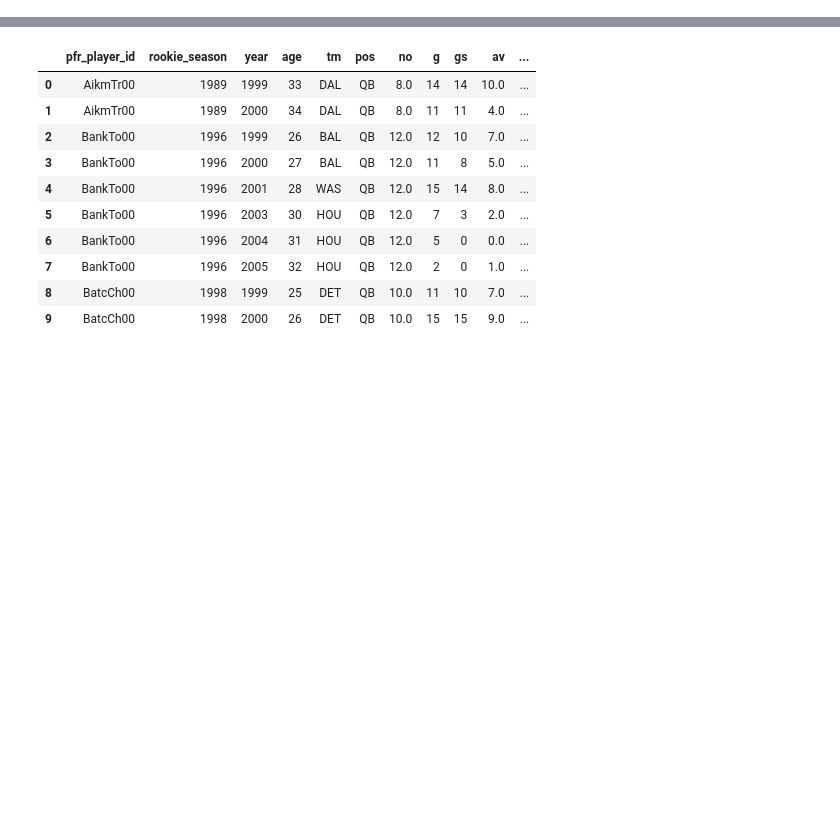
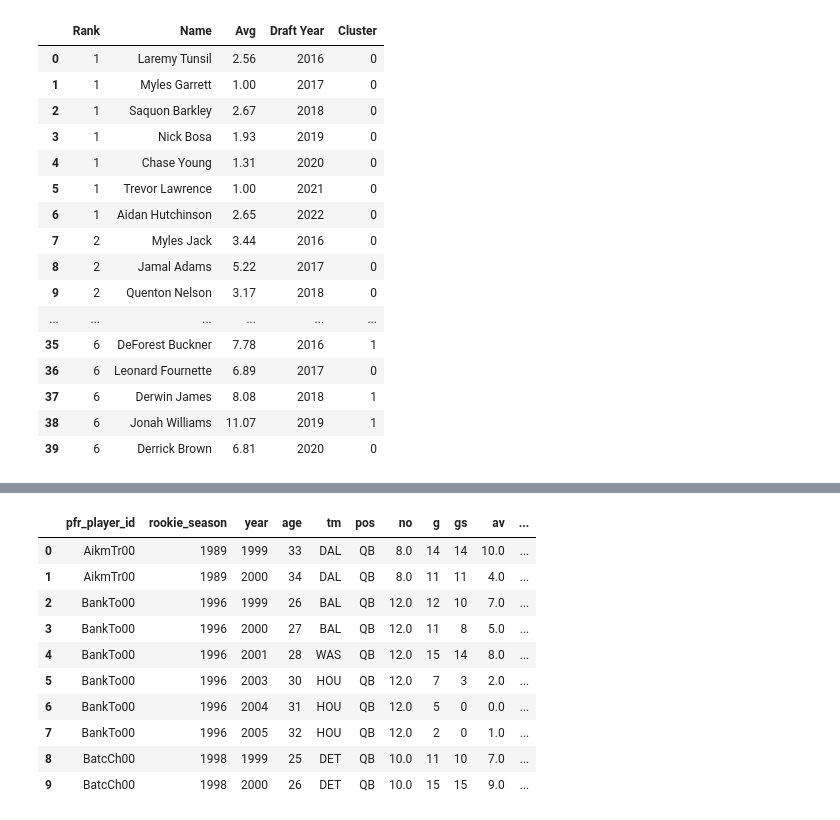
Before and after one commit to rafrisci/tiering_nfl_drafts, a Jupyter notebook: explore_big_board.ipynb, the cells around one changed output, grey strips where cells are left out. Drawn from its saved outputs; the diff is of its cells as text; code cells hidden in the pictures; blank space fills up the shorter version.

```diff
--- a/explore_big_board.ipynb
+++ b/explore_big_board.ipynb
@@ -9,0 +37,20 @@ from sklearn.mixture import GaussianMixture
+# %%
+prospects.head(40)
+# %% [output]
+|  | Rank | Name | Avg | Draft Year | Cluster |
+| 0 | 1 | Laremy Tunsil | 2.56 | 2016 | 0 |
+| 1 | 1 | Myles Garrett | 1.00 | 2017 | 0 |
+| 2 | 1 | Saquon Barkley | 2.67 | 2018 | 0 |
+| 3 | 1 | Nick Bosa | 1.93 | 2019 | 0 |
+| 4 | 1 | Chase Young | 1.31 | 2020 | 0 |
+| 5 | 1 | Trevor Lawrence | 1.00 | 2021 | 0 |
+| 6 | 1 | Aidan Hutchinson | 2.65 | 2022 | 0 |
+| 7 | 2 | Myles Jack | 3.44 | 2016 | 0 |
+| 8 | 2 | Jamal Adams | 5.22 | 2017 | 0 |
+| 9 | 2 | Quenton Nelson | 3.17 | 2018 | 0 |
+| ... | ... | ... | ... | ... | ... |
+| 35 | 6 | DeForest Buckner | 7.78 | 2016 | 1 |
+| 36 | 6 | Leonard Fournette | 6.89 | 2017 | 0 |
+| 37 | 6 | Derwin James | 8.08 | 2018 | 1 |
+| 38 | 6 | Jonah Williams | 11.07 | 2019 | 1 |
+| 39 | 6 | Derrick Brown | 6.81 | 2020 | 0 |
```
Also changed, not shown: parts of 17 cells of this notebook.
